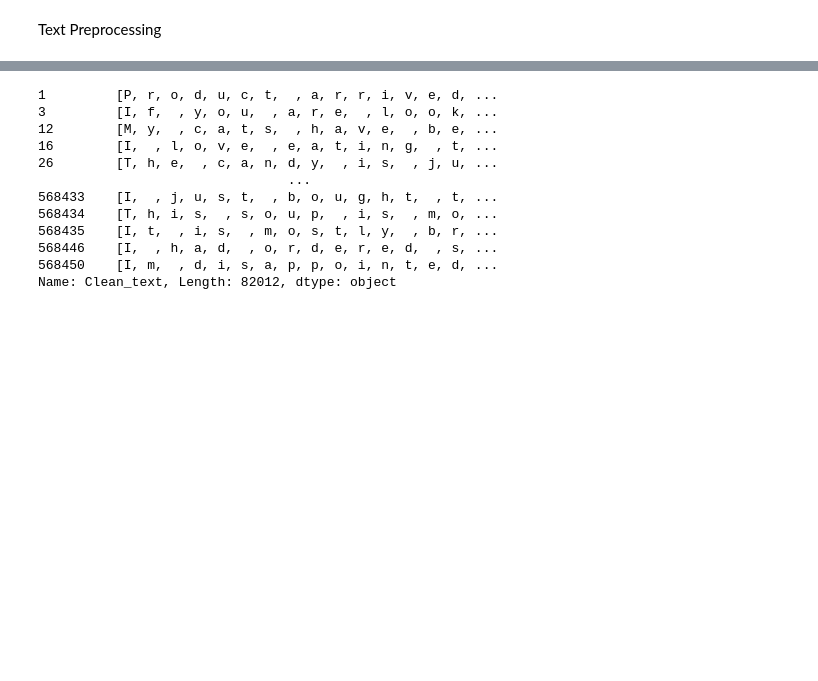
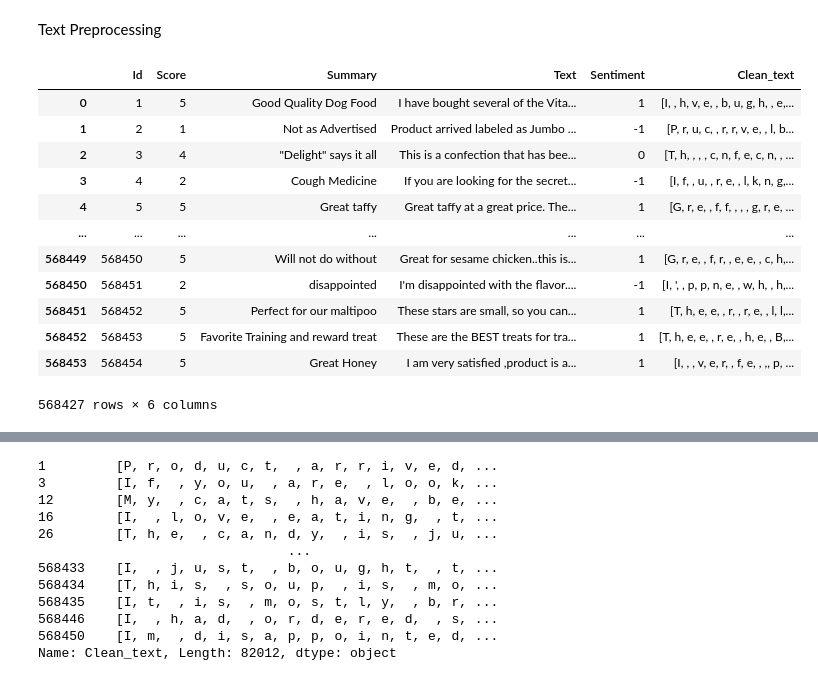
Before and after one commit to COGS118A/Group027-Sp22, a Jupyter notebook: exploration/InitialExploration.ipynb, the cells around one changed output, grey strips where cells are left out. Drawn from its saved outputs; the diff is of its cells as text; code cells hidden in the pictures; blank space fills up the shorter version.

Commit message:
dina test

```diff
--- a/exploration/InitialExploration.ipynb
+++ b/exploration/InitialExploration.ipynb
@@ -129,21 +129,38 @@ def tokenization(text):
 
 def remove_stopwords(text):
     products = ['dog', 'food', 'soup', 'chai', 'tea','ordered','order','coconut','taffy','product']
-    output= [i for i in text if i not in stopwords]
-    output= [i for i in text if i not in products]
+    output= [i for i in text if i not in stopwords]# and i not in products]
     return output
 
 def text_preprocessing(df):
+    # remove stopwords
+    df["Clean_text"] = df["Text"].apply(lambda x: remove_stopwords(x))
+
     # remove punctuation
-    df["Clean_text"] = df["Text"].apply(lambda x: remove_punctuation(x))
+    #df["Clean_text"] = df["Clean_text"].apply(lambda x: remove_punctuation(x))
 
     # tokenization
     # TODO: tokenization is a bit buggy rn, maybe don't use regular expressions
     #df["Clean_text"] = df["Clean_text"].apply(lambda x: tokenization(x))
 
-    # remove stopwords
-    df["Clean_text"] = df["Clean_text"].apply(lambda x: remove_stopwords(x))
 
     return df
+# %%
+test = df.iloc[:,0:10]
+text_preprocessing(test)
+# %% [output]
+|  | Id | Score | Summary | Text | Sentiment | Clean_text |
+| 0 | 1 | 5 | Good Quality Dog Food | I have bought several of the Vita... | 1 | [I, , h, v, e, , b, u, g, h, , e,... |
+| 1 | 2 | 1 | Not as Advertised | Product arrived labeled as Jumbo ... | -1 | [P, r, u, c, , r, r, v, e, , l, b... |
+| 2 | 3 | 4 | "Delight" says it all | This is a confection that has bee... | 0 | [T, h, , , , c, n, f, e, c, n, , ... |
+| 3 | 4 | 2 | Cough Medicine | If you are looking for the secret... | -1 | [I, f, , u, , r, e, , l, k, n, g,... |
+| 4 | 5 | 5 | Great taffy | Great taffy at a great price. The... | 1 | [G, r, e, , f, f, , , , g, r, e, ... |
+| ... | ... | ... | ... | ... | ... | ... |
+| 568449 | 568450 | 5 | Will not do without | Great for sesame chicken..this is... | 1 | [G, r, e, , f, r, , e, e, , c, h,... |
+| 568450 | 568451 | 2 | disappointed | I'm disappointed with the flavor.... | -1 | [I, ', , p, p, n, e, , w, h, , h,... |
+| 568451 | 568452 | 5 | Perfect for our maltipoo | These stars are small, so you can... | 1 | [T, h, e, e, , r, , r, e, , l, l,... |
+| 568452 | 568453 | 5 | Favorite Training and reward treat | These are the BEST treats for tra... | 1 | [T, h, e, e, , r, e, , h, e, , B,... |
+| 568453 | 568454 | 5 | Great Honey | I am very satisfied ,product is a... | 1 | [I, , , v, e, r, , f, e, , ,, p, ... |
+568427 rows × 6 columns
 # %%
 df = text_preprocessing(df)
```
Also changed, not shown: parts of 2 cells of this notebook.
